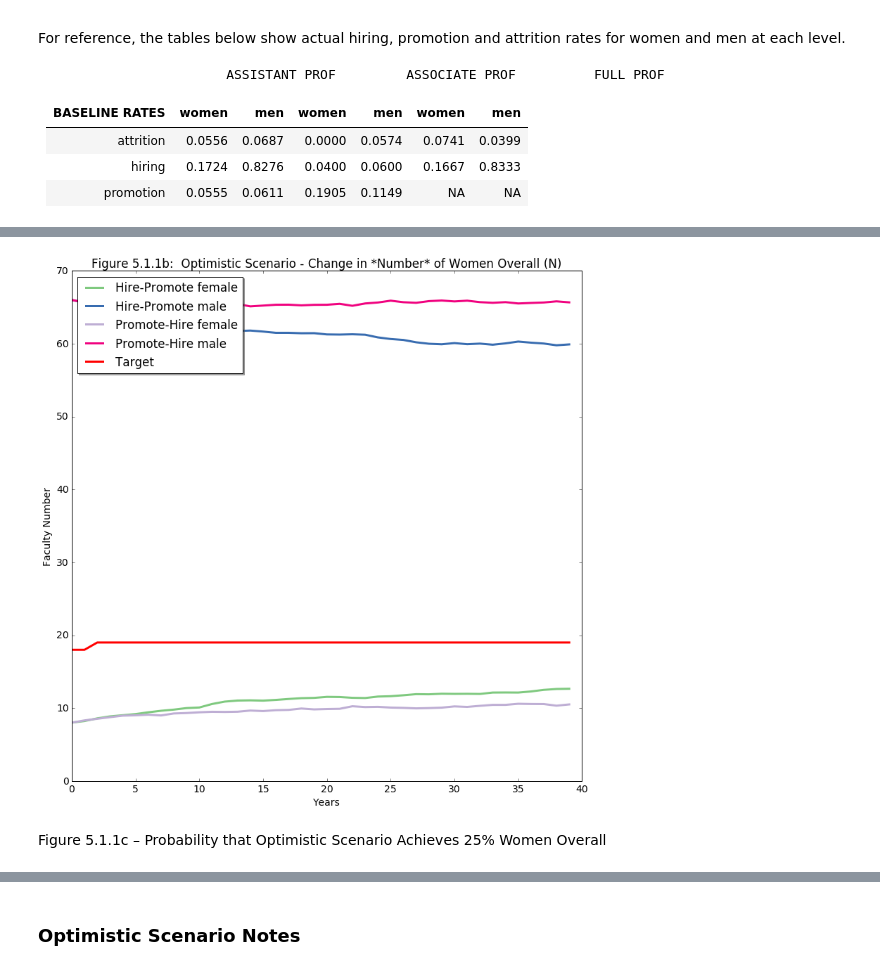
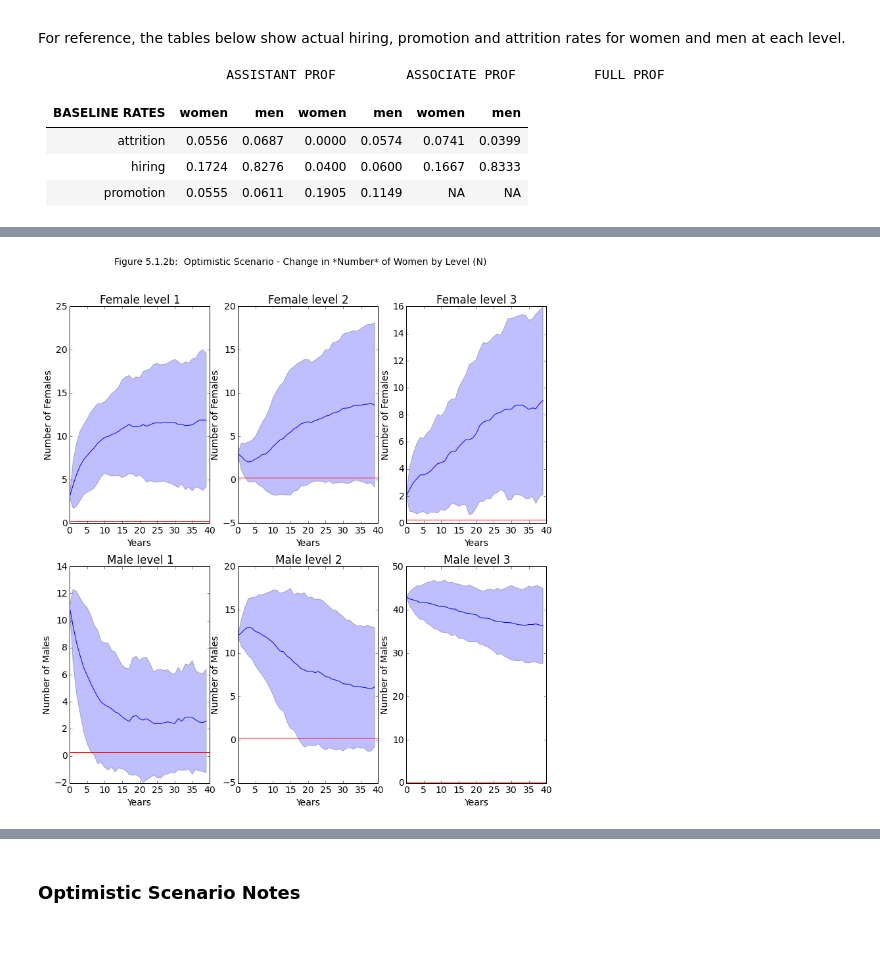
Before and after one commit to university-gender-evolution/notebooks-univ-gender, a Jupyter notebook: notebooks/mgmt_notebook05092016.ipynb, the cells around one changed output, grey strips where cells are left out. Drawn from its saved outputs; the diff is of its cells as text; code cells hidden in the pictures; blank space fills up the shorter version.

```diff
--- a/notebooks/mgmt_notebook05092016.ipynb
+++ b/notebooks/mgmt_notebook05092016.ipynb
@@ -559,13 +612,8 @@ Figure 5.1.1b - Optimistic Scenario: Change in Number of Women Overall (N) #THIS
 # %%
-xlabel = 'Years' # x-axis label
-ylabel = 'Faculty Number' # y-axis label
-title = 'Figure 5.1.1b:  Optimistic Scenario - Change in *Number* of Women Overall (N)' # graph title
+title = 'Figure 5.1.2b:  Optimistic Scenario - Change in *Number* of Women by Level (N)' # graph title
 caption = 'Text for caption' # caption text
-target_percentage = 0.25 # target percentage of women in the department
+target = 0.25 # target percentage of women in the department
 number_of_runs = 100 # number simulations to average over
-
-c.plot_comparison_female_male_numbers(xlabel, ylabel, title, '', target, number_of_runs)
+b.plot_multiple_runs_detail(number_of_runs, title, target)
 # %% [output]
-[figure, old version]
+[figure, new version]
-# %% [markdown]
-Figure 5.1.1c – Probability that Optimistic Scenario Achieves 25% Women Overall
```
Also changed, not shown: parts of 100 cells of this notebook.
